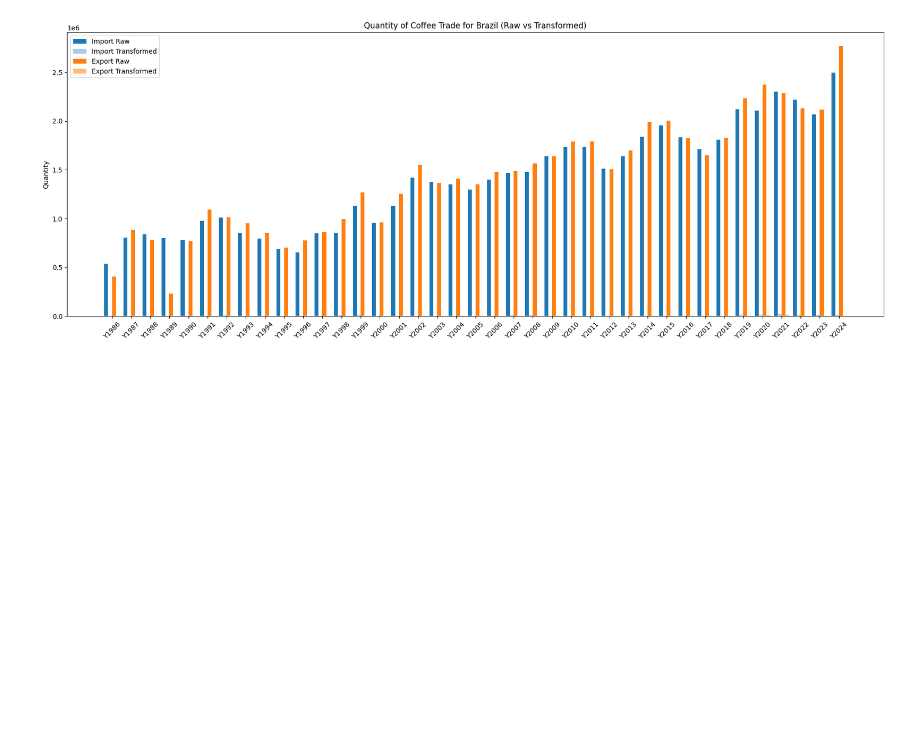
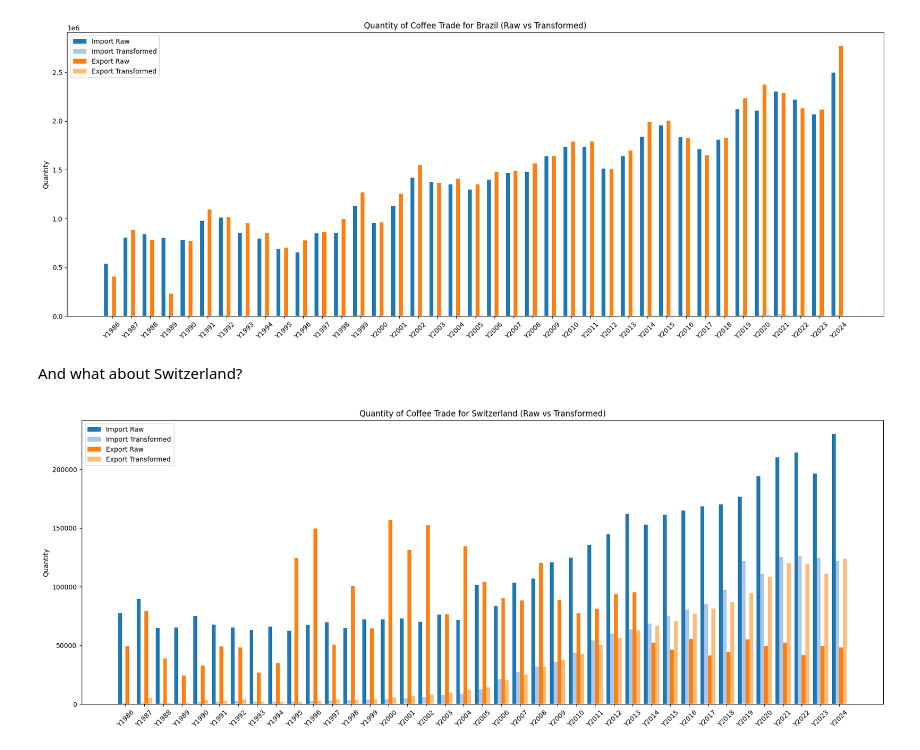
Before and after one commit to com-480-data-visualization/BeanMap, a Jupyter notebook: EDA.ipynb, the cells around one changed output. Cells and saved outputs as stored; diff of their text form; code cells hidden in the pictures; blank space fills up the shorter version.

```diff
--- a/EDA.ipynb
+++ b/EDA.ipynb
@@ -350,3 +350,12 @@ data_brazil = data_brazil[(data_brazil['Reporter Countries'] == 'Brazil') | (dat
 plot_detailed_quantity_trends(data_brazil, country_name="Brazil")
 # %% [output]
 [figure]
+# %% [markdown]
+And what about Switzerland?
+# %%
+data_switzerland = pd.read_csv('./data/UNComtrade/Trade_Matrix_Quantity.csv')
+data_switzerland = data_switzerland[(data_switzerland['Reporter Countries'] == 'Switzerland') | (data_switzerland['Partner Countries'] == 'Switzerland')].reset_index(drop=True)
+
+plot_detailed_quantity_trends(data_switzerland, country_name="Switzerland")
+# %% [output]
+[figure, added]
```
Also changed, not shown: 1 other file.
